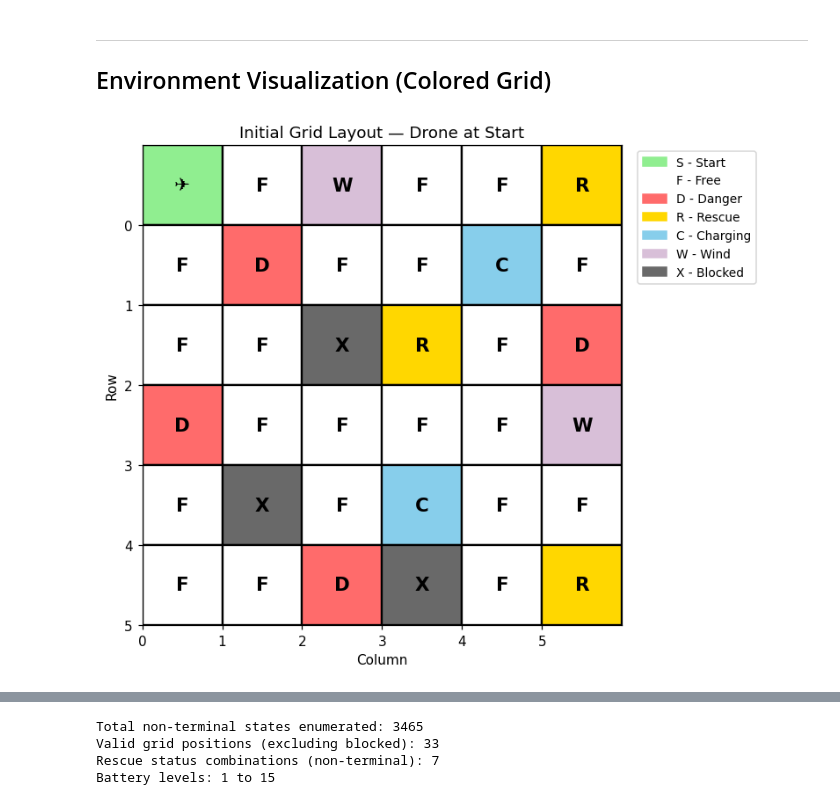
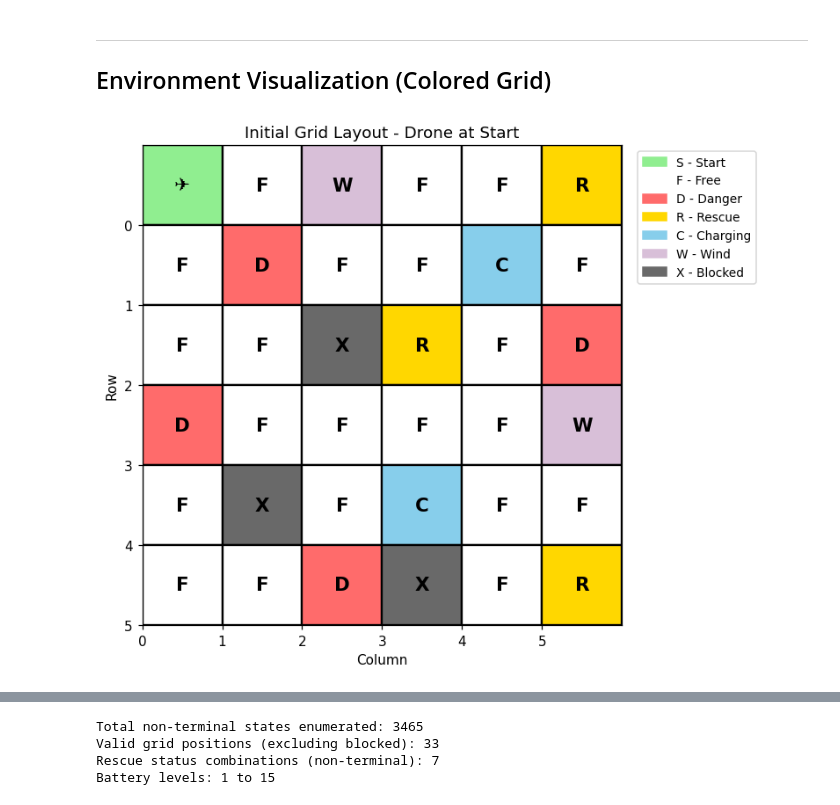
Before and after one commit to manju-wilp/sem2-assignments, a Jupyter notebook: drl/assignments/1/backup/Team_165_DP.ipynb, the cells around one changed output, grey strips where cells are left out. Cells and saved outputs as stored; diff of their text form; code cells hidden in the pictures.

```diff
--- a/drl/assignments/1/backup/Team_165_DP.ipynb
+++ b/drl/assignments/1/backup/Team_165_DP.ipynb
@@ -510,28 +406,15 @@ Step: 0 | Battery: 15/15 | Rescued: [0, 0, 0]
 ## Environment Visualization (Colored Grid)
 # %%
 def plot_grid_colored(grid_layout, rescue_status=None, drone_pos=None, title='Drone Rescue Grid'):
-    """
-    Render the grid as a colored matplotlib figure with cell labels.
-
-    Parameters
-    ----------
-    grid_layout : list of list of str
-        The base grid layout.
-    rescue_status : tuple or None
-        Which rescues have been completed.
-    drone_pos : tuple or None
-        (row, col) of drone.
-    title : str
-        Plot title.
-    """
+    """Render the grid as a colored matplotlib figure with cell labels and legend."""
     color_map = {
-        'S': '#90EE90',   # light green
-        'F': '#FFFFFF',   # white
-        'D': '#FF6B6B',   # red
-        'R': '#FFD700',   # gold
-        'C': '#87CEEB',   # sky blue
-        'W': '#D8BFD8',   # thistle / purple-ish
-        'X': '#696969'    # dark gray
+        'S': '#90EE90',   # light green - start
+        'F': '#FFFFFF',   # white - free/safe
+        'D': '#FF6B6B',   # red - danger
+        'R': '#FFD700',   # gold - rescue target
+        'C': '#87CEEB',   # sky blue - charging
+        'W': '#D8BFD8',   # purple-ish - wind
+        'X': '#696969'    # dark gray - blocked
     }
 
     rows = len(grid_layout)
@@ -542,13 +425,12 @@ def plot_grid_colored(grid_layout, rescue_status=None, drone_pos=None, title='Dr
 
     fig, ax = plt.subplots(figsize=(cols + 1, rows + 1))
 
-    rescue_idx = 0
     for r in range(rows):
         for c in range(cols):
             cell = grid_layout[r][c]
             display_cell = cell
 
-            # Check if rescue target is already rescued
+            # Already-rescued targets show as free cells
             if cell == 'R':
                 loc_idx = RESCUE_POSITIONS.index((r, c))
                 if rescue_status[loc_idx] == 1:
@@ -560,6 +442,7 @@ def plot_grid_colored(grid_layout, rescue_status=None, drone_pos=None, title='Dr
                                  facecolor=bg_color, edgecolor='black', linewidth=1.5)
             ax.add_patch(rect)
 
+            # Show drone symbol if this is the drone's position
             label = display_cell
             if drone_pos and (r, c) == drone_pos:
                 label = '✈'
@@ -567,36 +450,35 @@ def plot_grid_colored(grid_layout, rescue_status=None, drone_pos=None, title='Dr
             ax.text(c + 0.5, rows - 1 - r + 0.5, label,
                     ha='center', va='center', fontsize=14, fontweight='bold')
 
     ax.set_xlim(0, cols)
     ax.set_ylim(0, rows)
     ax.set_xticks(range(cols))
     ax.set_yticks(range(rows))
     ax.set_xticklabels(range(cols))
     ax.set_yticklabels(range(rows - 1, -1, -1))
     ax.set_xlabel('Column')
     ax.set_ylabel('Row')
     ax.set_title(title)
     ax.set_aspect('equal')
 
-    # Legend
     legend_items = [
         mpatches.Patch(color='#90EE90', label='S - Start'),
         mpatches.Patch(color='#FFFFFF', label='F - Free', edgecolor='black'),
         mpatches.Patch(color='#FF6B6B', label='D - Danger'),
         mpatches.Patch(color='#FFD700', label='R - Rescue'),
         mpatches.Patch(color='#87CEEB', label='C - Charging'),
         mpatches.Patch(color='#D8BFD8', label='W - Wind'),
         mpatches.Patch(color='#696969', label='X - Blocked')
     ]
     ax.legend(handles=legend_items, loc='upper left', bbox_to_anchor=(1.02, 1), fontsize=9)
 
     plt.tight_layout()
     plt.show()
 
 
-plot_grid_colored(GRID_LAYOUT, drone_pos=START_POS, title='Initial Grid Layout — Drone at Start')
+plot_grid_colored(GRID_LAYOUT, drone_pos=START_POS, title='Initial Grid Layout - Drone at Start')
 # %% [output]
-[figure, old version]
+[figure, new version]
 # %% [markdown]
 ---
 ## Transition Dynamics Explanation
```
Also changed, not shown: parts of 27 cells of this notebook, 1 other file.
